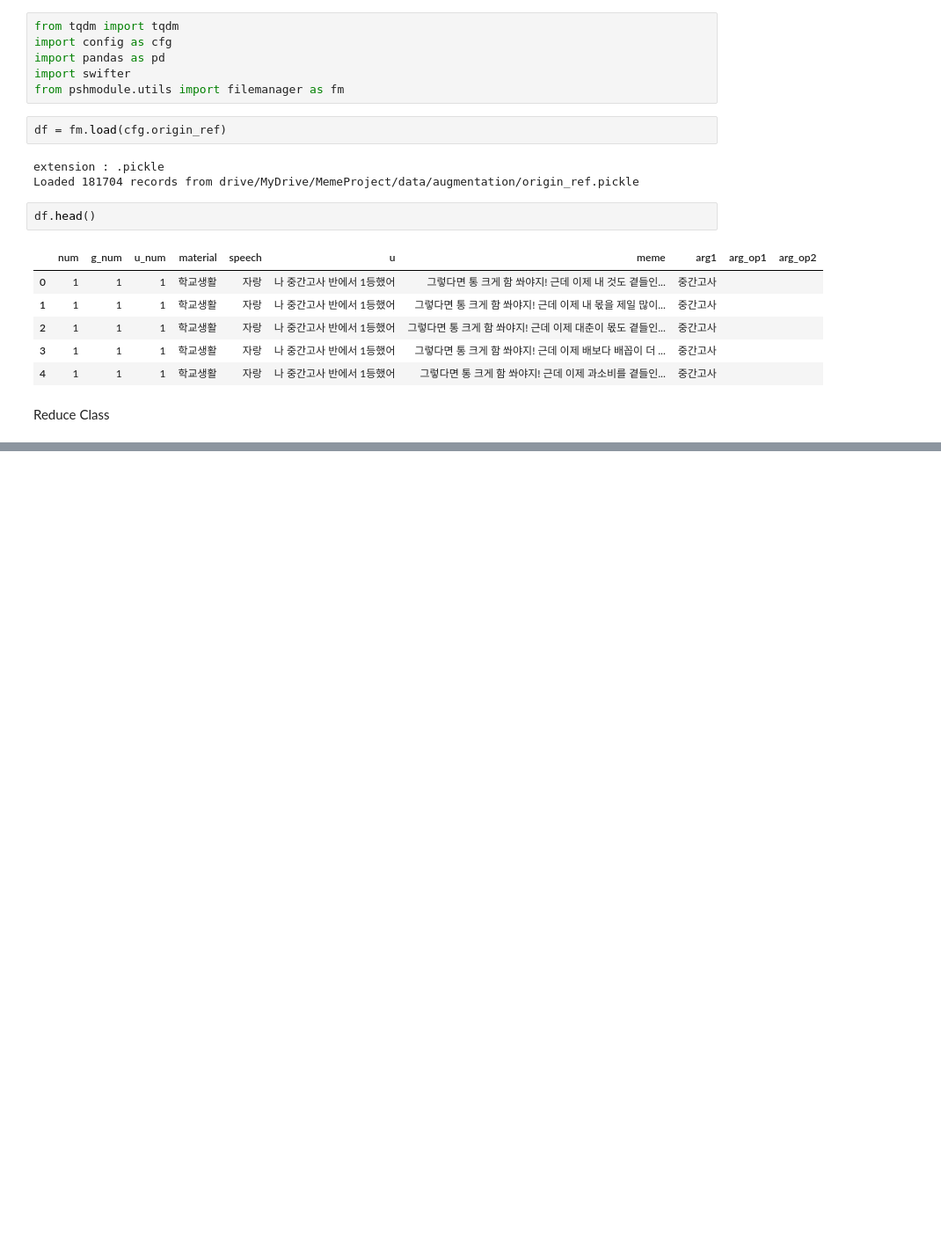
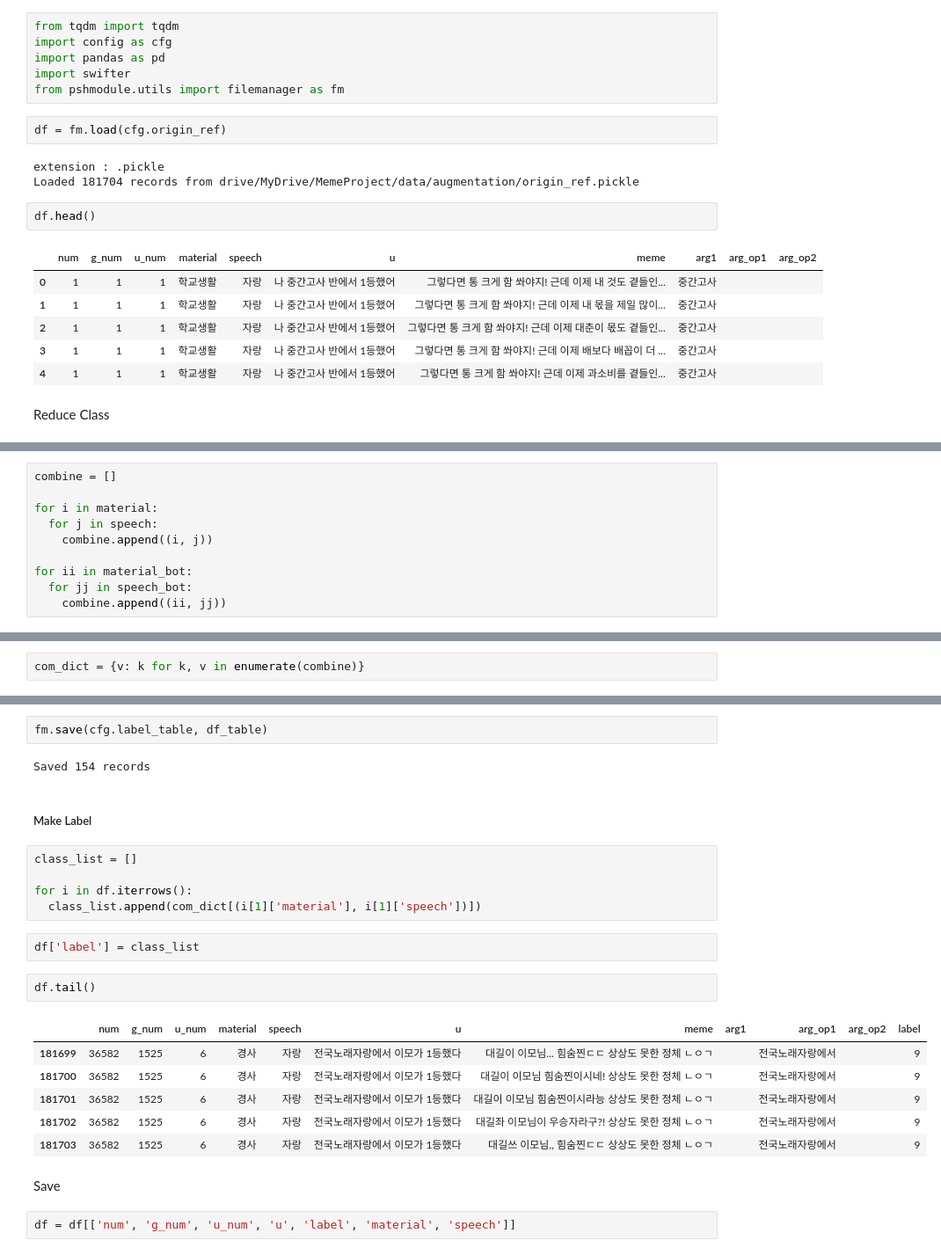
Before and after one commit to textnetkr/MemeProject, a Jupyter notebook: src/pytorch/preprocessing/reshape_class.ipynb, the cells around one changed output, grey strips where cells are left out. Shown: that part at 88% size. Saved outputs shown, nothing was run; the diff lists cells and outputs as text; blank space fills up the shorter version.

Commit message:
label class 축소 후 재학습

```diff
--- a/src/pytorch/preprocessing/reshape_class.ipynb
+++ b/src/pytorch/preprocessing/reshape_class.ipynb
@@ -237,0 +252,10 @@ UnboundLocalError: ignored
+# %%
+combine = []
+
+for i in material:
+  for j in speech:
+    combine.append((i, j))
+
+for ii in material_bot:
+  for jj in speech_bot:
+    combine.append((ii, jj))
@@ -237,0 +264,2 @@ UnboundLocalError: ignored
+# %%
+com_dict = {v: k for k, v in enumerate(combine)}
@@ -237,0 +303,26 @@ UnboundLocalError: ignored
+# %%
+fm.save(cfg.label_table, df_table)
+# %% [output]
+Saved 154 records
+# %% [markdown]
+##### Make Label
+# %%
+class_list = []
+
+for i in df.iterrows():
+  class_list.append(com_dict[(i[1]['material'], i[1]['speech'])])
+# %%
+df['label'] = class_list
+# %%
+df.tail()
+# %% [output]
+|  | num | g_num | u_num | material | speech | u | meme | arg1 | arg_op1 | arg_op2 | label |
+| 181699 | 36582 | 1525 | 6 | 경사 | 자랑 | 전국노래자랑에서 이모가 1등했다 | 대길이 이모님... 힘숨찐ㄷㄷ 상상도 못한 정체 ㄴㅇㄱ |  | 전국노래자랑에서 |  | 9 |
+| 181700 | 36582 | 1525 | 6 | 경사 | 자랑 | 전국노래자랑에서 이모가 1등했다 | 대길이 이모님 힘숨찐이시네! 상상도 못한 정체 ㄴㅇㄱ |  | 전국노래자랑에서 |  | 9 |
+| 181701 | 36582 | 1525 | 6 | 경사 | 자랑 | 전국노래자랑에서 이모가 1등했다 | 대길이 이모님 힘숨찐이시라능 상상도 못한 정체 ㄴㅇㄱ |  | 전국노래자랑에서 |  | 9 |
+| 181702 | 36582 | 1525 | 6 | 경사 | 자랑 | 전국노래자랑에서 이모가 1등했다 | 대길좌 이모님이 우승자라구?! 상상도 못한 정체 ㄴㅇㄱ |  | 전국노래자랑에서 |  | 9 |
+| 181703 | 36582 | 1525 | 6 | 경사 | 자랑 | 전국노래자랑에서 이모가 1등했다 | 대길쓰 이모님,, 힘숨찐ㄷㄷ 상상도 못한 정체 ㄴㅇㄱ |  | 전국노래자랑에서 |  | 9 |
+# %% [markdown]
+Save
+# %%
+df = df[['num', 'g_num', 'u_num', 'u', 'label', 'material', 'speech']]
```
Also changed, not shown: parts of 34 cells of this notebook, 3 other files.
